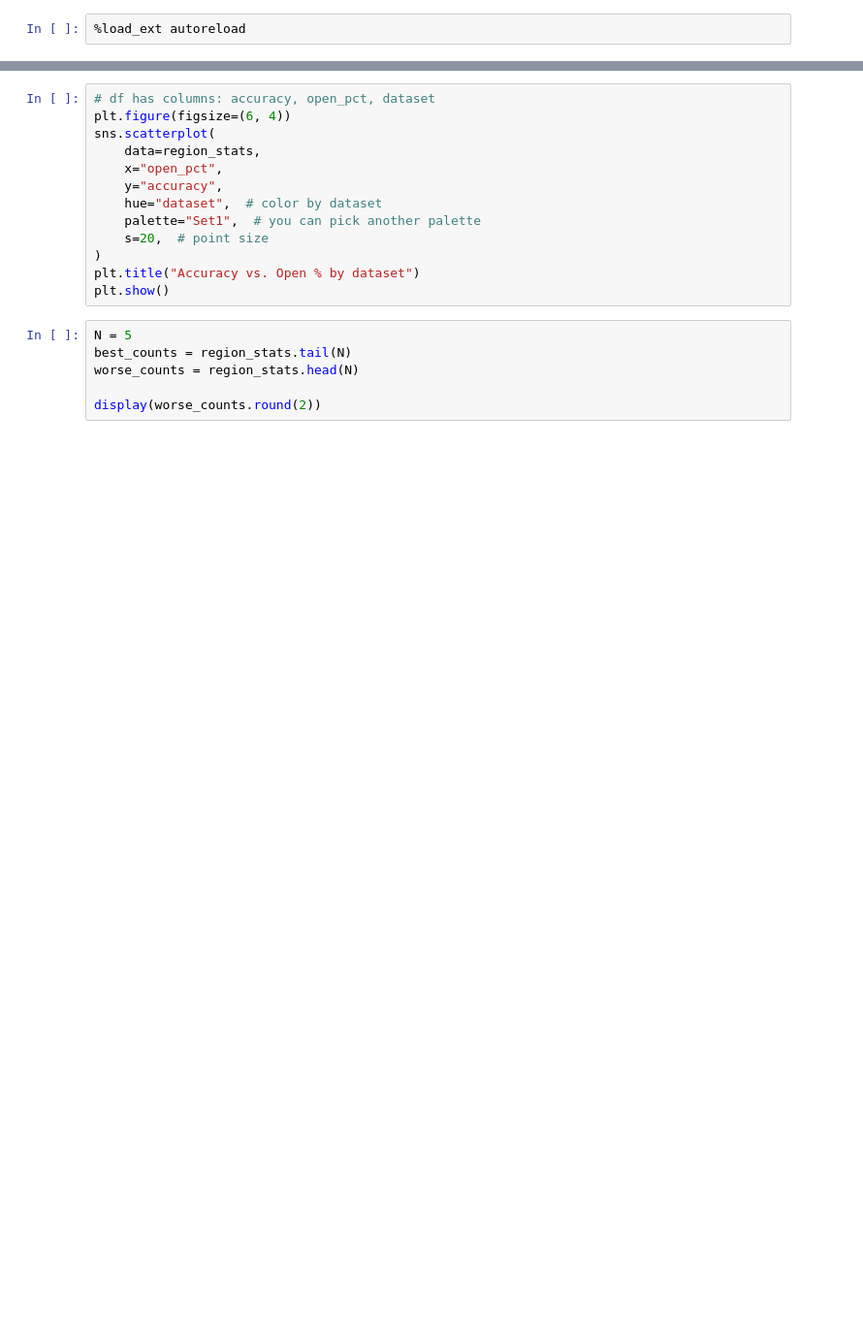
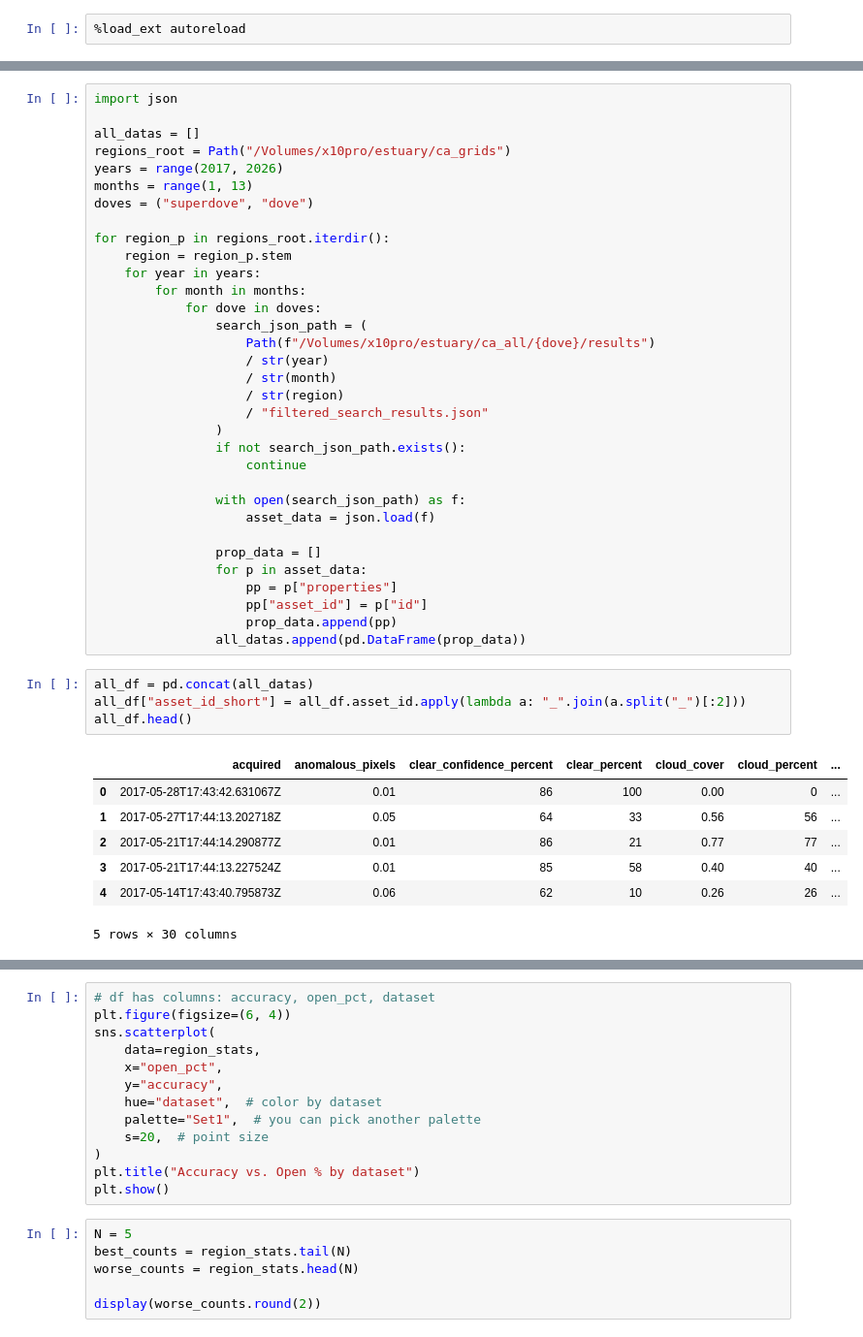
Before and after one commit to kyle-dorman/estuary, a Jupyter notebook: notebooks/predict.ipynb, the cells around one changed output, grey strips where cells are left out. Shown at 97% size. Drawn from its saved outputs; the diff is of its cells as text; blank space fills up the shorter version.

```diff
--- a/notebooks/predict.ipynb
+++ b/notebooks/predict.ipynb
@@ -28,0 +29,45 @@ from estuary.util import broad_band, false_color
+# %%
+import json
+
+all_datas = []
+regions_root = Path("/Volumes/x10pro/estuary/ca_grids")
+years = range(2017, 2026)
+months = range(1, 13)
+doves = ("superdove", "dove")
+
+for region_p in regions_root.iterdir():
+    region = region_p.stem
+    for year in years:
+        for month in months:
+            for dove in doves:
+                search_json_path = (
+                    Path(f"/Volumes/x10pro/estuary/ca_all/{dove}/results")
+                    / str(year)
+                    / str(month)
+                    / str(region)
+                    / "filtered_search_results.json"
+                )
+                if not search_json_path.exists():
+                    continue
+
+                with open(search_json_path) as f:
+                    asset_data = json.load(f)
+
+                prop_data = []
+                for p in asset_data:
+                    pp = p["properties"]
+                    pp["asset_id"] = p["id"]
+                    prop_data.append(pp)
+                all_datas.append(pd.DataFrame(prop_data))
+# %%
+all_df = pd.concat(all_datas)
+all_df["asset_id_short"] = all_df.asset_id.apply(lambda a: "_".join(a.split("_")[:2]))
+all_df.head()
+# %% [output]
+|  | acquired | anomalous_pixels | clear_confidence_percent | clear_percent | cloud_cover | cloud_percent | ... |
+| 0 | 2017-05-28T17:43:42.631067Z | 0.01 | 86 | 100 | 0.00 | 0 | ... |
+| 1 | 2017-05-27T17:44:13.202718Z | 0.05 | 64 | 33 | 0.56 | 56 | ... |
+| 2 | 2017-05-21T17:44:14.290877Z | 0.01 | 86 | 21 | 0.77 | 77 | ... |
+| 3 | 2017-05-21T17:44:13.227524Z | 0.01 | 85 | 58 | 0.40 | 40 | ... |
+| 4 | 2017-05-14T17:43:40.795873Z | 0.06 | 62 | 10 | 0.26 | 26 | ... |
+5 rows × 30 columns
```
Also changed, not shown: parts of 24 cells of this notebook, 25 other files.
